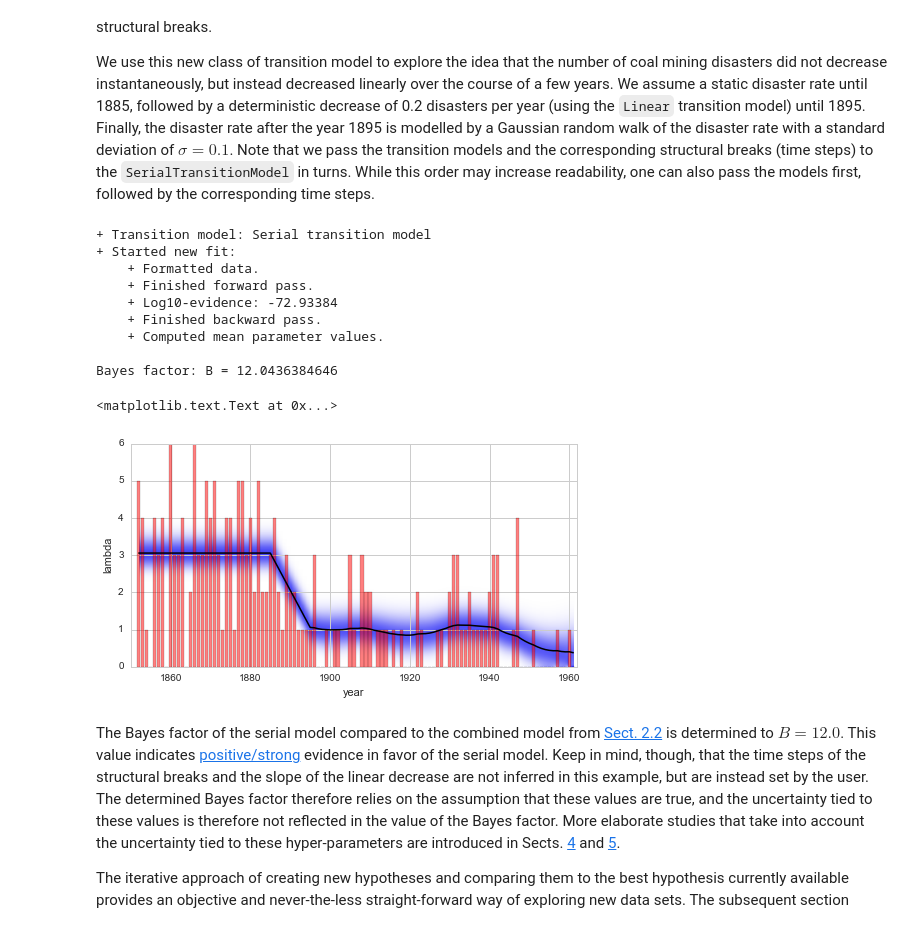
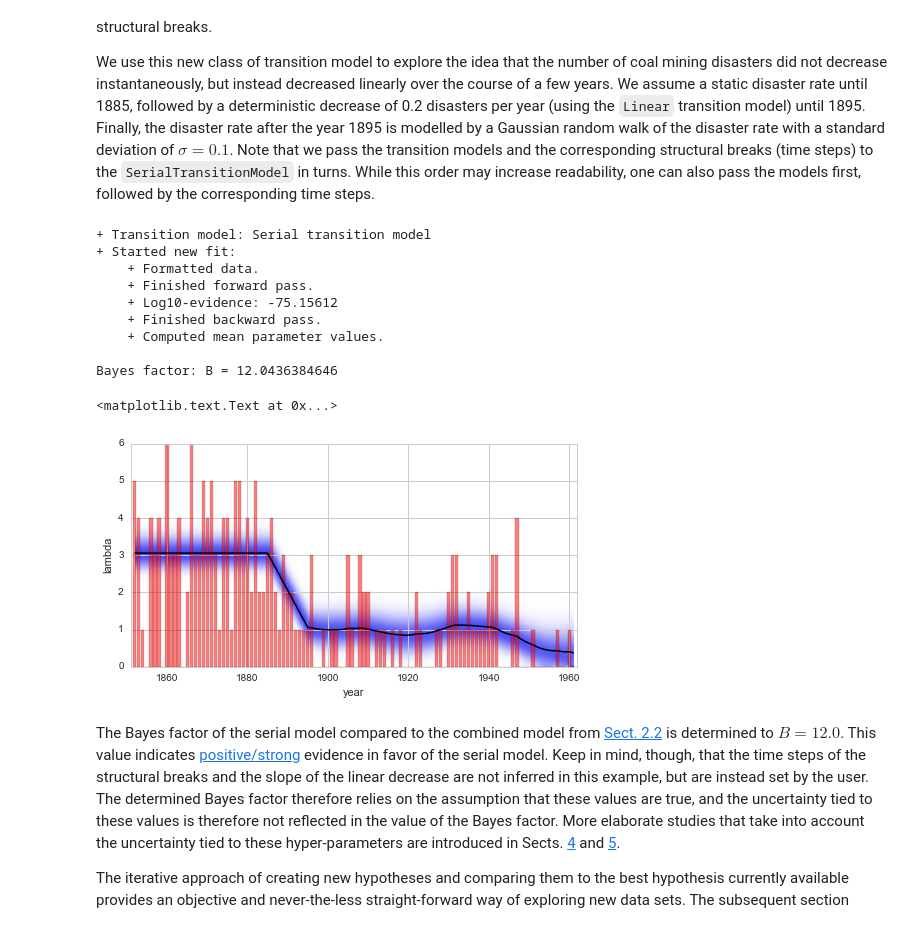
Before and after one commit to christophmark/bayesloop, a Jupyter notebook: docs/bayesloop_tutorial.ipynb, the cells around one changed output. Drawn from its saved outputs; the diff is of its cells as text; code cells hidden in the pictures.

```diff
--- a/docs/bayesloop_tutorial.ipynb
+++ b/docs/bayesloop_tutorial.ipynb
@@ -64,7 +66,7 @@ data = np.array([5, 4, 1, 0, 4, 3, 4, 0, 6, 3, 3, 4, 0, 2, 6, 3, 3, 5, 4, 5, 3,
                  0, 2, 1, 0, 0, 0, 1, 1, 0, 2, 3, 3, 1, 1, 2, 1, 1, 1, 1, 2, 3, 3, 0,
                  0, 0, 1, 4, 0, 0, 0, 1, 0, 0, 0, 0, 0, 1, 0, 0, 1, 0])
 
-S.loadData(data)
+S.loadData(data, timestamps=np.arange(1852, 1962))
 # %% [output]
 + Successfully imported array.
 # %% [markdown]
@@ -316,37 +315,37 @@ The combined transition models introduced above substantially extend the number
 
 We use this new class of transition model to explore the idea that the number of coal mining disasters did not decrease instantaneously, but instead decreased linearly over the course of a few years. We assume a static disaster rate until 1885, followed by a deterministic decrease of 0.2 disasters per year (using the `Linear` transition model) until 1895. Finally, the disaster rate after the year 1895 is modelled by a Gaussian random walk of the disaster rate with a standard deviation of $\sigma=0.1$. Note that we pass the transition models and the corresponding structural breaks (time steps) to the `SerialTransitionModel` in turns. While this order may increase readability, one can also pass the models first, followed by the corresponding time steps.
 # %%
-K = bl.transitionModels.SerialTransitionModel(bl.transitionModels.Static(),
-                                              33, # 1885
+T = bl.transitionModels.SerialTransitionModel(bl.transitionModels.Static(),
+                                              1885,
                                               bl.transitionModels.Linear(slope=-0.2),
-                                              43, # 1895
+                                              1895,
                                               bl.transitionModels.GaussianRandomWalk(sigma=0.1))
-S.setTransitionModel(K)
+S.setTransitionModel(T)
 S.fit()
 
 serialLogEvidence = S.logEvidence
 
 # determine Bayes factor
 B = np.exp(serialLogEvidence - combinedLogEvidence)
 print '\nBayes factor: B =', B
 
 plt.figure(figsize=(8, 4))
-plt.bar(range(1852, 1962), S.rawData, align='center', facecolor='r', alpha=.5)
-S.plotParameterEvolution(param='lambda', xLower=1852, xUpper=1962)
-plt.xlim([1850, 1962])
+plt.bar(S.rawTimestamps, S.rawData, align='center', facecolor='r', alpha=.5)
+S.plotParameterEvolution(param='lambda')
+plt.xlim([1851, 1962])
 plt.xlabel('year')
 # %% [output]
 + Transition model: Serial transition model
 + Started new fit:
     + Formatted data.
     + Finished forward pass.
-    + Log10-evidence: -72.93384
+    + Log10-evidence: -75.15612
     + Finished backward pass.
     + Computed mean parameter values.
 
 Bayes factor: B = 12.0436384646
 <matplotlib.text.Text at 0x...>
-[figure, old version]
+[figure, new version]
 # %% [markdown]
 The Bayes factor of the serial model compared to the combined model from [Sect. 2.2](#section_2.2) is determined to $B = 12.0$. This value indicates [positive/strong](https://en.wikipedia.org/wiki/Bayes_factor#Interpretation) evidence in favor of the serial model. Keep in mind, though, that the time steps of the structural breaks and the slope of the linear decrease are not inferred in this example, but are instead set by the user. The determined Bayes factor therefore relies on the assumption that these values are true, and the uncertainty tied to these values is therefore not reflected in the value of the Bayes factor. More elaborate studies that take into account the uncertainty tied to these hyper-parameters are introduced in Sects. [4](#section_4) and [5](#section_5).
 
```
Also changed, not shown: parts of 46 cells of this notebook, 3 other files.
